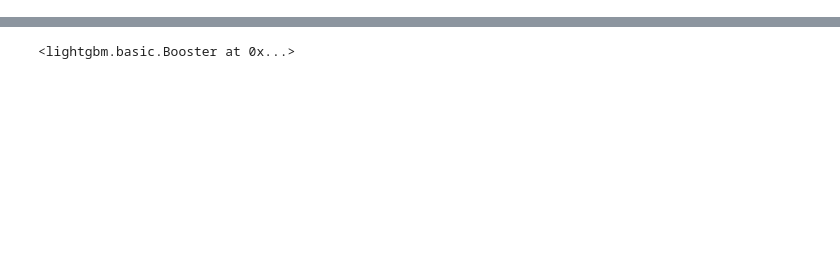
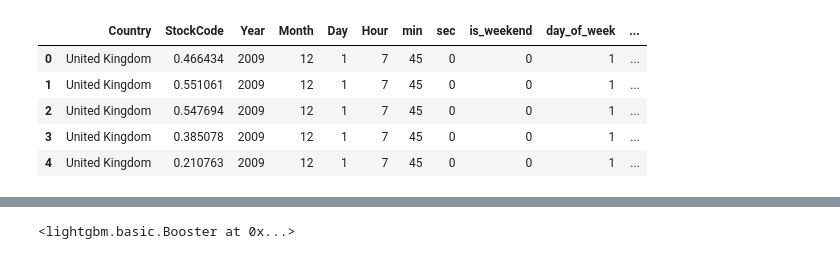
Before and after one commit to anesmeftah/Feature_drift_detection, a Jupyter notebook: notebooks/01_train_baseline.ipynb, the cells around one changed output, grey strips where cells are left out. Cells and saved outputs as stored; diff of their text form; code cells hidden in the pictures; blank space fills up the shorter version.

```diff
--- a/notebooks/01_train_baseline.ipynb
+++ b/notebooks/01_train_baseline.ipynb
@@ -210,3 +216,12 @@ memory usage: 17.8 MB
+# %%
+X_train.head()
+# %% [output]
+|  | Country | StockCode | Year | Month | Day | Hour | min | sec | is_weekend | day_of_week | ... |
+| 0 | United Kingdom | 0.466434 | 2009 | 12 | 1 | 7 | 45 | 0 | 0 | 1 | ... |
+| 1 | United Kingdom | 0.551061 | 2009 | 12 | 1 | 7 | 45 | 0 | 0 | 1 | ... |
+| 2 | United Kingdom | 0.547694 | 2009 | 12 | 1 | 7 | 45 | 0 | 0 | 1 | ... |
+| 3 | United Kingdom | 0.385078 | 2009 | 12 | 1 | 7 | 45 | 0 | 0 | 1 | ... |
+| 4 | United Kingdom | 0.210763 | 2009 | 12 | 1 | 7 | 45 | 0 | 0 | 1 | ... |
 # %%
 # 1. Create Datasets ONCE (Outside the objective function)
 
```
Also changed, not shown: parts of 14 cells of this notebook, 3 other files.
